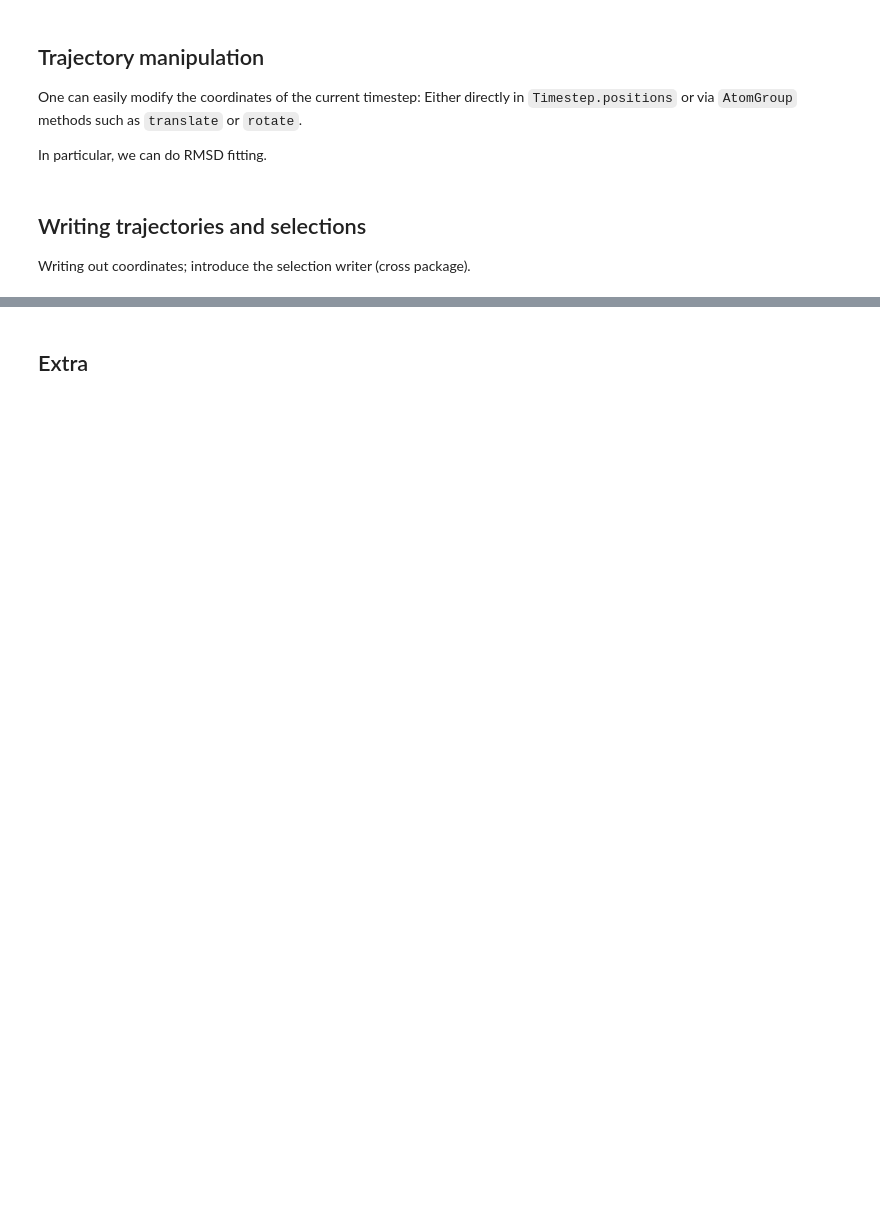
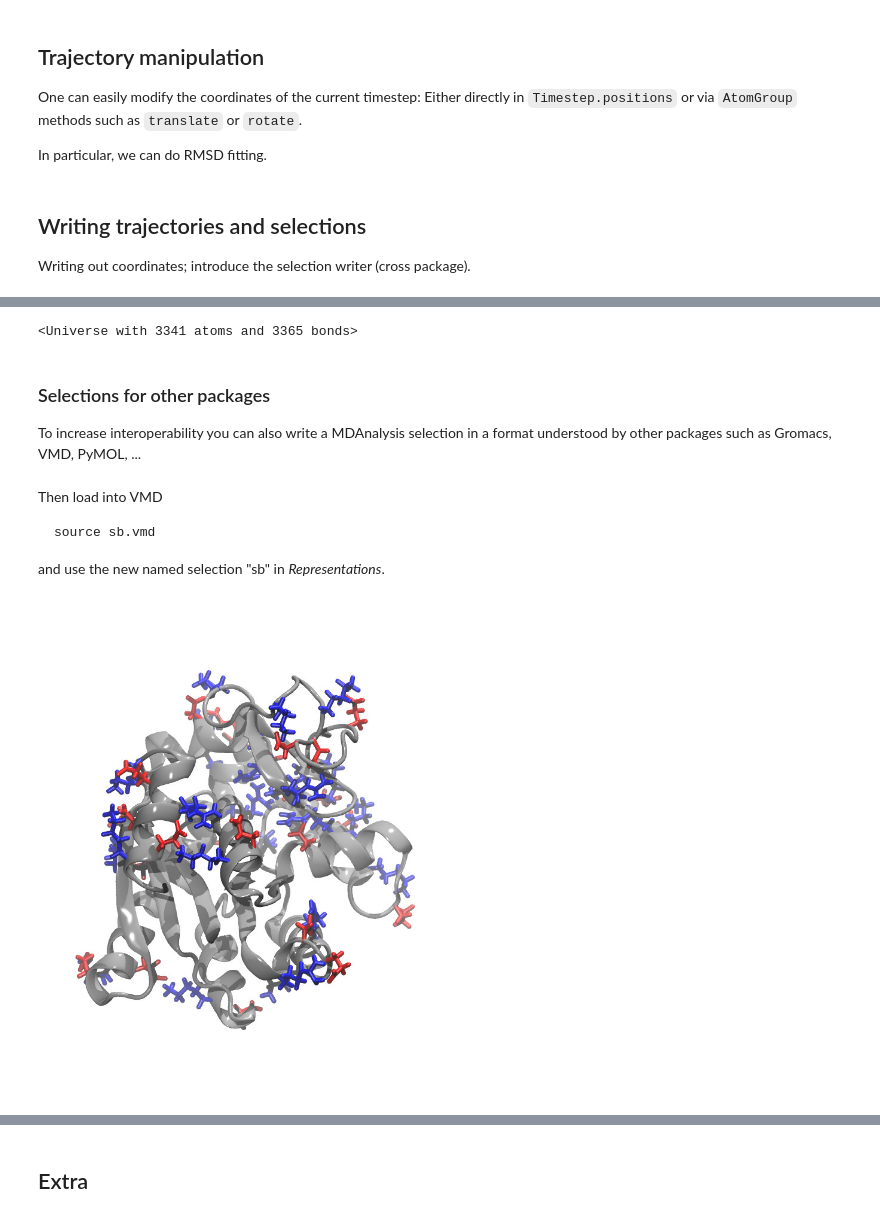
Before and after one commit to Becksteinlab/MDAnalysis-workshop, a Jupyter notebook: notebooks/MDAnalysis_Workshop_Part_2.ipynb, the cells around one changed output, grey strips where cells are left out. Cells and saved outputs as stored; diff of their text form; code cells hidden in the pictures; blank space fills up the shorter version.

````diff
--- a/notebooks/MDAnalysis_Workshop_Part_2.ipynb
+++ b/notebooks/MDAnalysis_Workshop_Part_2.ipynb
@@ -340,0 +391,5 @@ Writing out coordinates; introduce the selection writer (cross package).
+# %%
+uxtc = mda.Universe(psf, xtc)
+uxtc
+# %% [output]
+<Universe with 3341 atoms and 3365 bonds>
@@ -340,0 +399,3 @@ Writing out coordinates; introduce the selection writer (cross package).
+# %% [markdown]
+### Selections for other packages
+To increase interoperability you can also write a MDAnalysis selection in a format understood by other packages such as Gromacs, VMD, PyMOL, ...
@@ -340,0 +410,10 @@ Writing out coordinates; introduce the selection writer (cross package).
+# %% [markdown]
+Then load into VMD
+```
+source sb.vmd
+```
+and use the new named selection "sb" in *Representations*.
+# %%
+Image("./figs/adk_closed_saltbridges.jpg", width=400)
+# %% [output]
+[figure, added]
````
Also changed, not shown: parts of 41 cells of this notebook, 3 other files.
